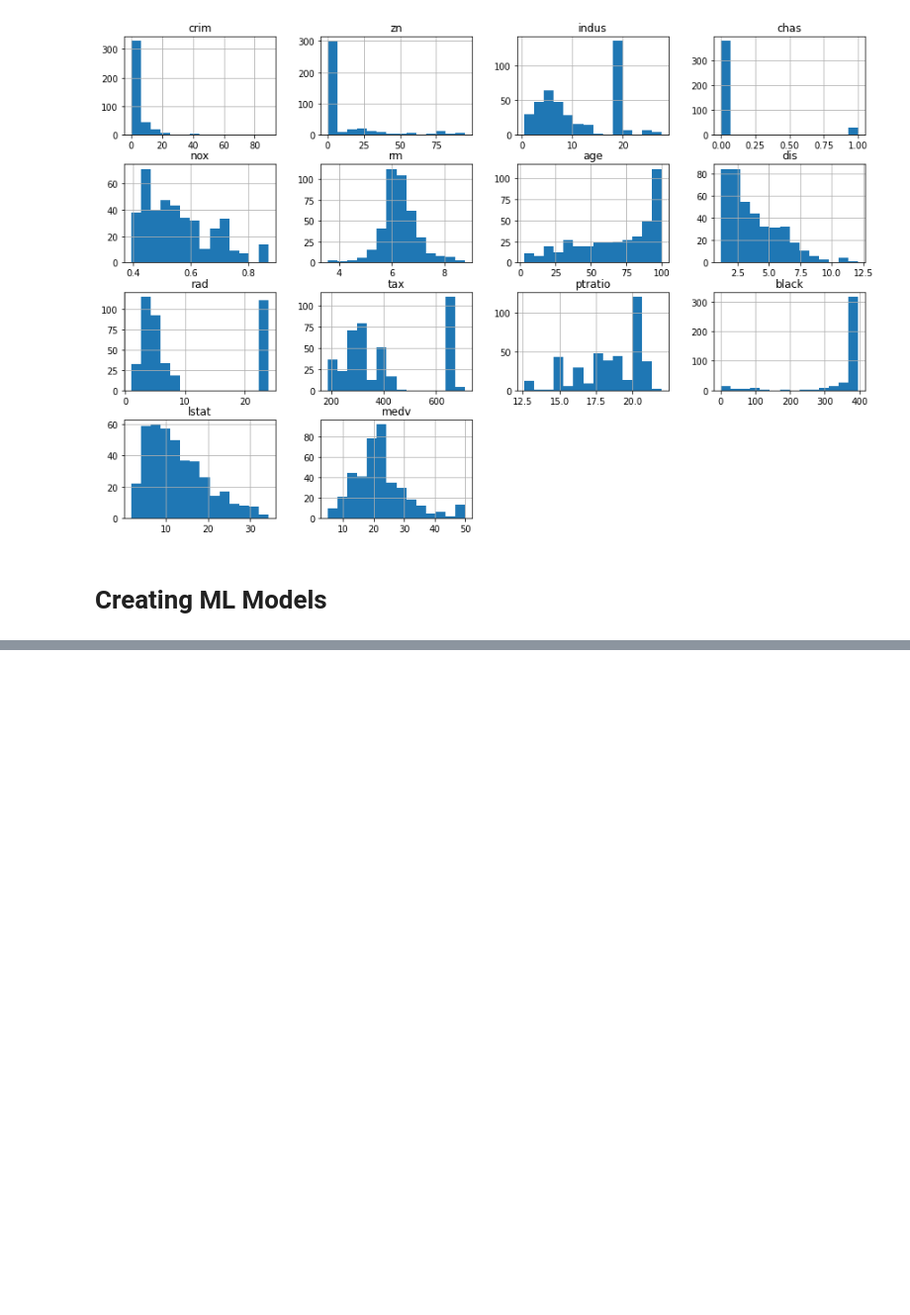
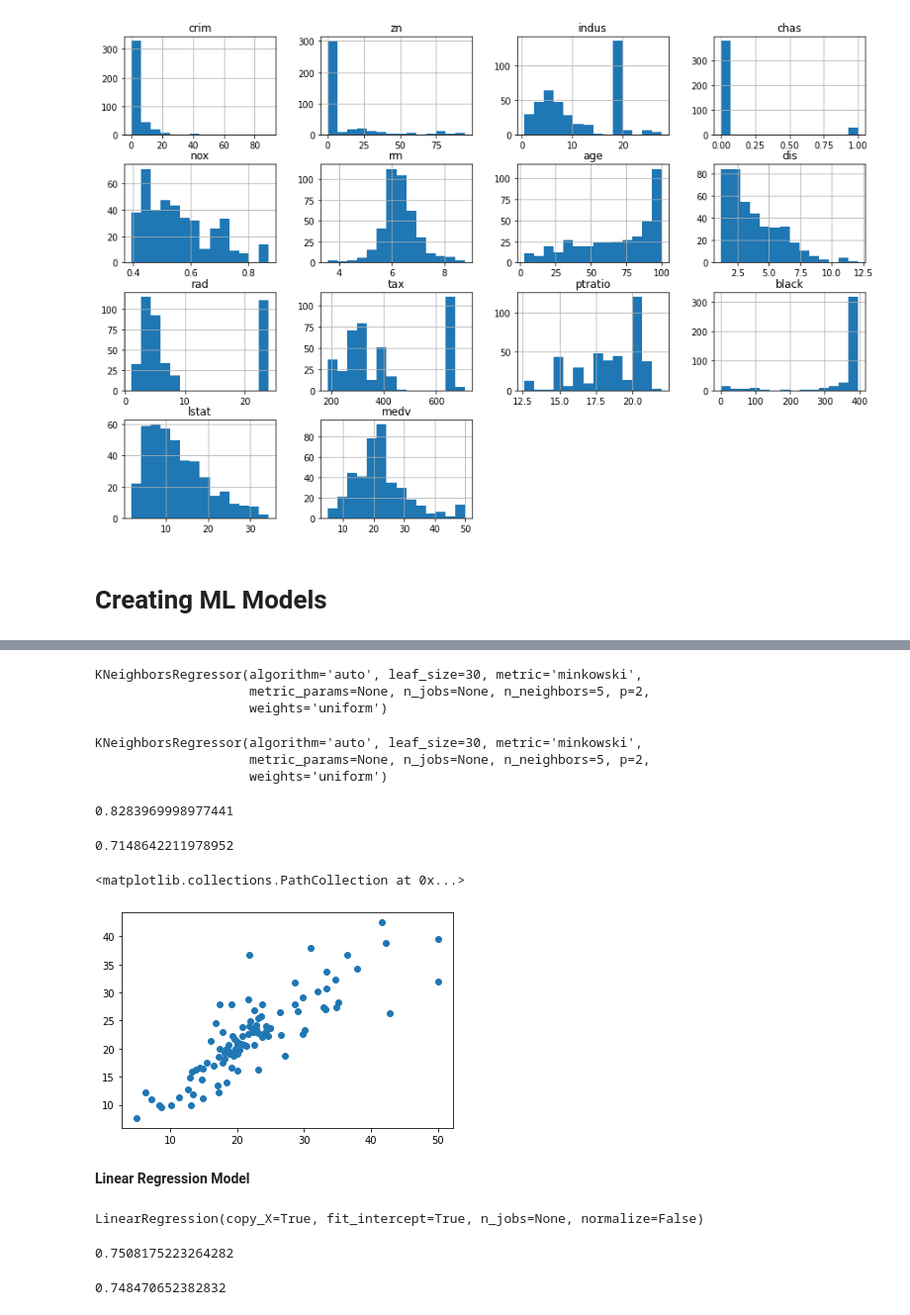
Before and after one commit to PeriAdan/Boston-Data-Sale-Prediction, a Jupyter notebook: Project2.ipynb, the cells around one changed output, grey strips where cells are left out. Shown at 99% size. Cells and saved outputs as stored; diff of their text form; code cells hidden in the pictures; blank space fills up the shorter version.

```diff
--- a/Project2.ipynb
+++ b/Project2.ipynb
@@ -149,0 +172,52 @@ from sklearn.linear_model import LinearRegression
+# %%
+scaler = StandardScaler()
+scaler.fit(X_train)
+X_train = scaler.transform(X_train)
+X_test = scaler.transform(X_test)
+# %%
+knn = KNeighborsRegressor()
+knn
+# %% [output]
+KNeighborsRegressor(algorithm='auto', leaf_size=30, metric='minkowski',
+                    metric_params=None, n_jobs=None, n_neighbors=5, p=2,
+                    weights='uniform')
+# %%
+knn.fit(X_train,y_train)
+# %% [output]
+KNeighborsRegressor(algorithm='auto', leaf_size=30, metric='minkowski',
+                    metric_params=None, n_jobs=None, n_neighbors=5, p=2,
+                    weights='uniform')
+# %%
+score = knn.score(X_train,y_train)
+score
+# %% [output]
+0.8283969998977441
+# %%
+testscore = knn.score(X_test,y_test)
+testscore
+# %% [output]
+0.7148642211978952
+# %%
+y_pred = knn.predict(X_test)
+# %%
+plt.scatter(y_test,y_pred)
+# %% [output]
+<matplotlib.collections.PathCollection at 0x...>
+[figure, added]
+# %% [markdown]
+**Linear Regression Model**
+# %%
+Ln = LinearRegression(fit_intercept=True)
+Ln.fit(X_train, y_train)
+# %% [output]
+LinearRegression(copy_X=True, fit_intercept=True, n_jobs=None, normalize=False)
+# %%
+trainscore = Ln.score(X_train, y_train)
+trainscore
+# %% [output]
+0.7508175223264282
+# %%
+Lntestscore = Ln.score(X_test, y_test)
+Lntestscore
+# %% [output]
+0.748470652382832
```
Also changed, not shown: parts of 8 cells of this notebook.
